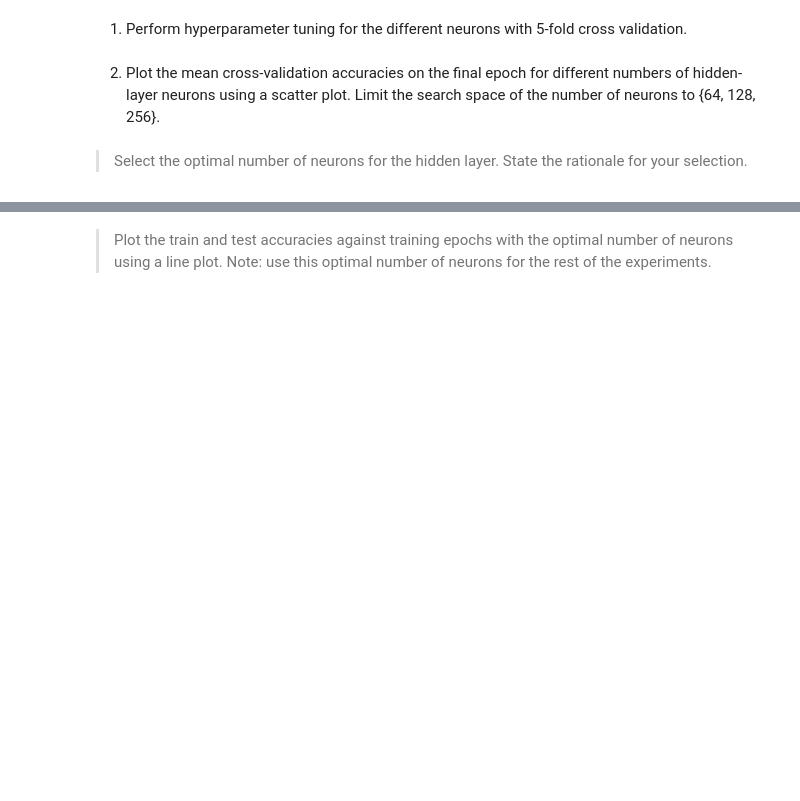
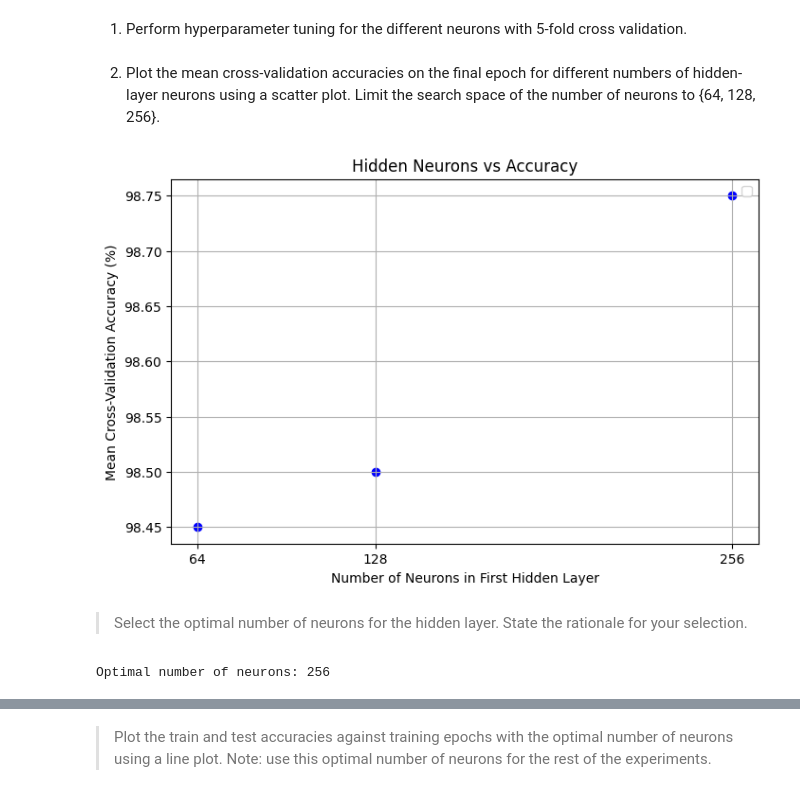
Before and after one commit to alan-wkm/SC4001_NNDL_2025_IndivAsg, a Jupyter notebook: PartA_Template.ipynb, the cells around one changed output, grey strips where cells are left out. Cells and saved outputs as stored; diff of their text form; code cells hidden in the pictures; blank space fills up the shorter version.

```diff
--- a/PartA_Template.ipynb
+++ b/PartA_Template.ipynb
@@ -116,8 +534,32 @@ To reduce repeated code, you may need to import the network (MLP defined in QA1)
 2. Plot the mean cross-validation accuracies on the final epoch for different numbers of hidden-layer neurons using a scatter plot. Limit the search space of the number of neurons to {64, 128, 256}.
 # %%
 # TODO: Enter your code here
+# Extract data for plotting
+neuron_list = list(results.keys())
+mean_accuracies = [results[n] * 100 for n in neuron_list]
+
+# Plot acc
+plt.figure(figsize=(8, 5))
+plt.scatter(neuron_list, mean_accuracies, color='blue')
+
+# Format x and y labels
+plt.xlabel("Number of Neurons in First Hidden Layer")
+plt.xticks(neuron_list)
+plt.ylabel("Mean Cross-Validation Accuracy (%)")
+
+plt.title("Hidden Neurons vs Accuracy")
+plt.grid(True)
+plt.legend()
+plt.show()
+# %% [output]
+[figure, added]
 # %% [markdown]
 > Select the optimal number of neurons for the hidden layer. State the rationale for your selection.
 # %%
 # TODO: Enter your code here
+# Optimal number of neurons = highest accuracy
+optimal_neurons = neuron_list[np.argmax(mean_accuracies)]
+print(f"\nOptimal number of neurons: {optimal_neurons}")
+# %% [output]
+Optimal number of neurons: 256
 # %% [markdown]
```
Also changed, not shown: parts of 24 cells of this notebook, 34 other files.
